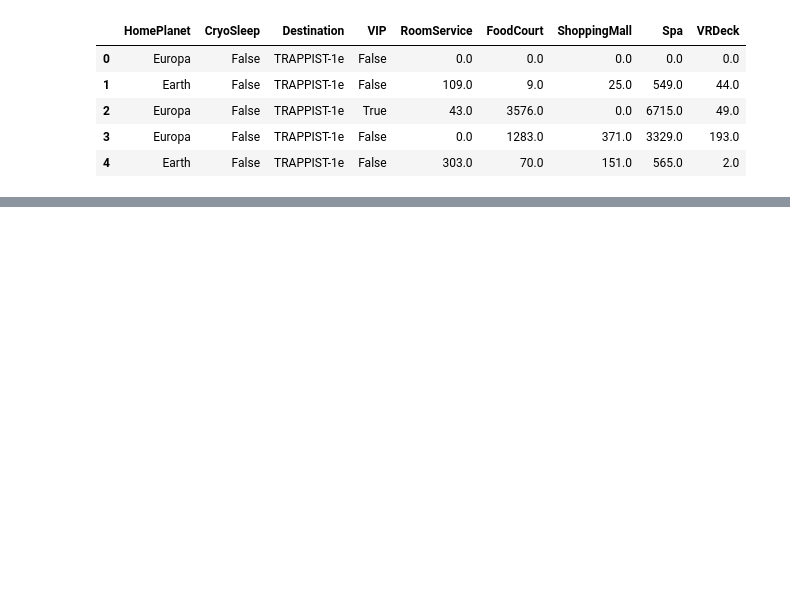
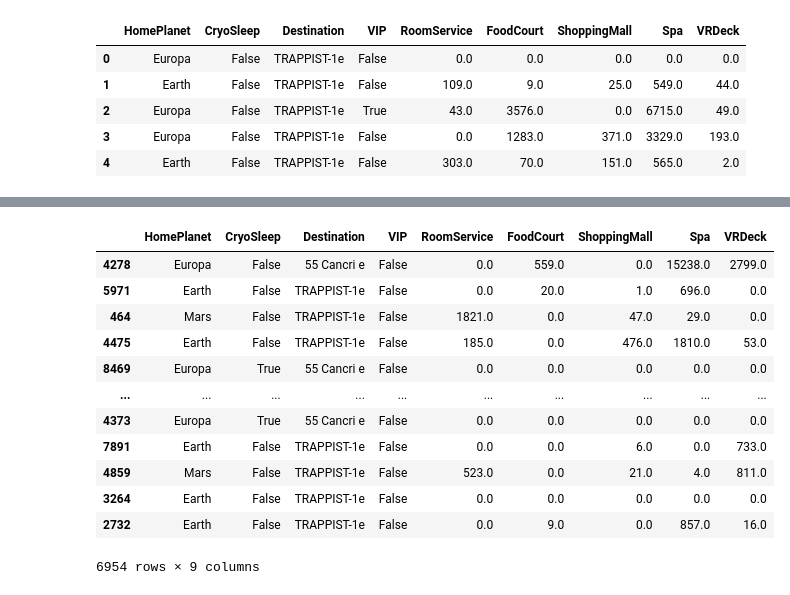
Before and after one commit to medaminechafii/spaceship-titanic, a Jupyter notebook: mynewproject.ipynb, the cells around one changed output, grey strips where cells are left out. Saved outputs shown, nothing was run; the diff lists cells and outputs as text; code cells hidden in the pictures; blank space fills up the shorter version.

```diff
--- a/mynewproject.ipynb
+++ b/mynewproject.ipynb
@@ -55,0 +97,21 @@ TypeError: Feature names are only supported if all input features have string na
+# %%
+categorical_transformer = SimpleImputer(strategy = "most_frequent")
+X_cat_imputed = pd.DataFrame(categorical_transformer.fit_transform(X_train[object_cols]))
+X_cat_imputed.columns = object_cols
+X_cat_imputed.index = X_train.index
+X_train[object_cols] = X_cat_imputed
+X_train
+# %% [output]
+|  | HomePlanet | CryoSleep | Destination | VIP | RoomService | FoodCourt | ShoppingMall | Spa | VRDeck |
+| 4278 | Europa | False | 55 Cancri e | False | 0.0 | 559.0 | 0.0 | 15238.0 | 2799.0 |
+| 5971 | Earth | False | TRAPPIST-1e | False | 0.0 | 20.0 | 1.0 | 696.0 | 0.0 |
+| 464 | Mars | False | TRAPPIST-1e | False | 1821.0 | 0.0 | 47.0 | 29.0 | 0.0 |
+| 4475 | Earth | False | TRAPPIST-1e | False | 185.0 | 0.0 | 476.0 | 1810.0 | 53.0 |
+| 8469 | Europa | True | 55 Cancri e | False | 0.0 | 0.0 | 0.0 | 0.0 | 0.0 |
+| ... | ... | ... | ... | ... | ... | ... | ... | ... | ... |
+| 4373 | Europa | True | 55 Cancri e | False | 0.0 | 0.0 | 0.0 | 0.0 | 0.0 |
+| 7891 | Earth | False | TRAPPIST-1e | False | 0.0 | 0.0 | 6.0 | 0.0 | 733.0 |
+| 4859 | Mars | False | TRAPPIST-1e | False | 523.0 | 0.0 | 21.0 | 4.0 | 811.0 |
+| 3264 | Earth | False | TRAPPIST-1e | False | 0.0 | 0.0 | 0.0 | 0.0 | 0.0 |
+| 2732 | Earth | False | TRAPPIST-1e | False | 0.0 | 9.0 | 0.0 | 857.0 | 16.0 |
+6954 rows × 9 columns
```
Also changed, not shown: parts of 25 cells of this notebook.
